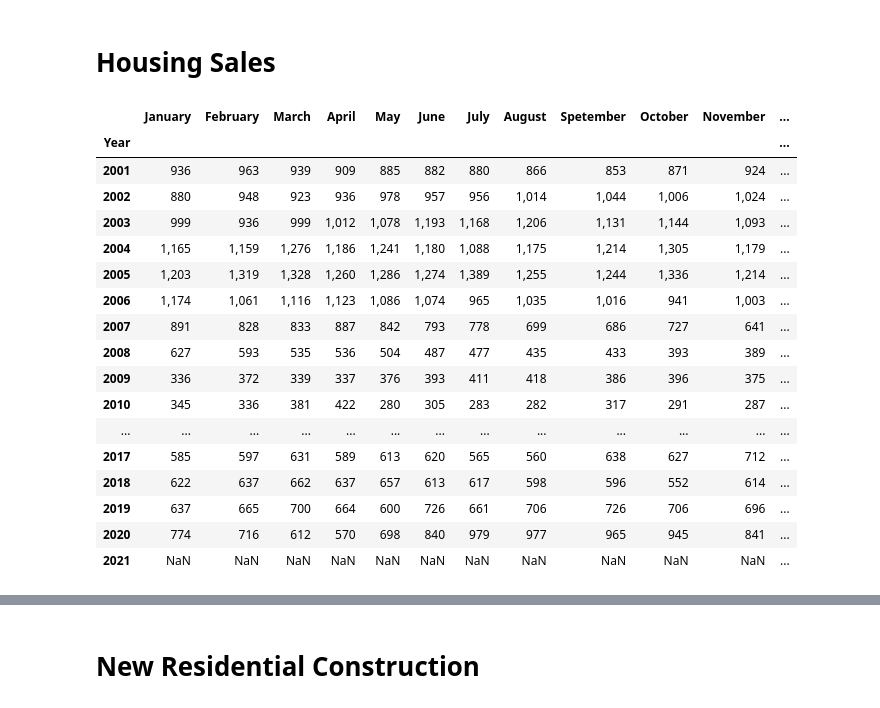
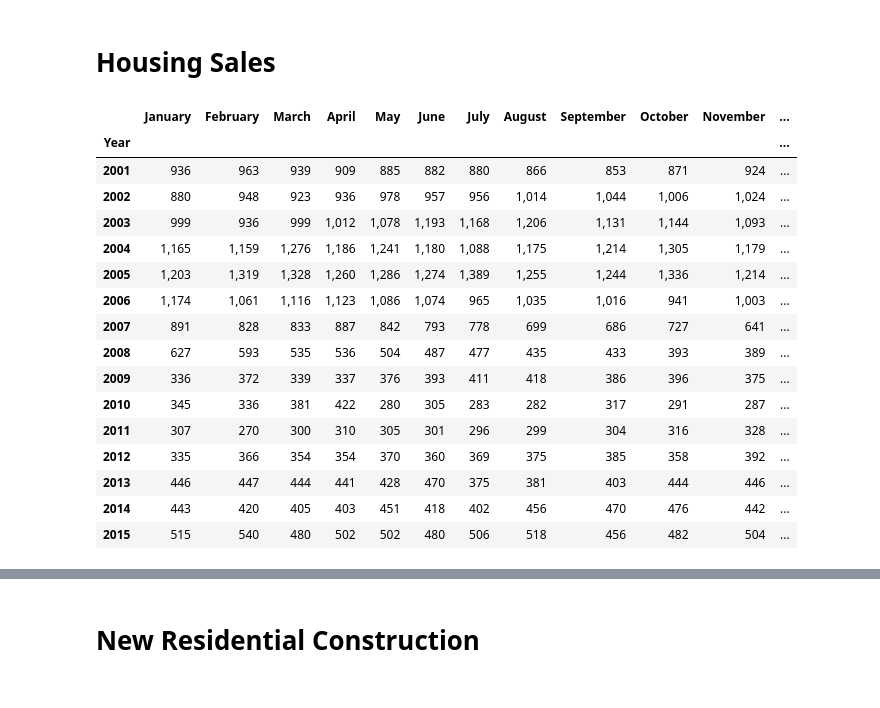
Before and after one commit to Jamals211/Realtors_Need_Closure, a Jupyter notebook: Data_Import.ipynb, the cells around one changed output, grey strips where cells are left out. Drawn from its saved outputs; the diff is of its cells as text; code cells hidden in the pictures.

```diff
--- a/Data_Import.ipynb
+++ b/Data_Import.ipynb
@@ -312,11 +243,12 @@ plt.savefig("HousingManufacturing.png", bbox_inches='tight')
 # Housing Sales
 # %%
 hew_homes_df=hew_homes[-21:]
-hew_homes_df=hew_homes_df.rename(columns={'Unnamed: 0':'Year', 'Unnamed: 1':'January', 'U.S. Census Bureau':'February', 'Unnamed: 3':'March', 'Unnamed: 4':'April', 'Unnamed: 5':'May', 'Unnamed: 6':'June', 'Unnamed: 7':'July', 'Unnamed: 8':'August', 'Unnamed: 9':'Spetember', 'Unnamed: 10':'October', 'Unnamed: 11':'November', 'Unnamed: 12':'December'})
+hew_homes_df=hew_homes_df.rename(columns={'Unnamed: 0':'Year', 'Unnamed: 1':'January', 'U.S. Census Bureau':'February', 'Unnamed: 3':'March', 'Unnamed: 4':'April', 'Unnamed: 5':'May', 'Unnamed: 6':'June', 'Unnamed: 7':'July', 'Unnamed: 8':'August', 'Unnamed: 9':'September', 'Unnamed: 10':'October', 'Unnamed: 11':'November', 'Unnamed: 12':'December'})
 hew_homes_df=hew_homes_df.set_index(['Year'])
-hew_homes_df
+hew_homes_df.to_excel("newHomeSales.xlsx")
+hew_homes_df.head(15)
 # %% [output]
-|  | January | February | March | April | May | June | July | August | Spetember | October | November | ... |
+|  | January | February | March | April | May | June | July | August | September | October | November | ... |
 | Year |  |  |  |  |  |  |  |  |  |  |  | ... |
 | 2001 | 936 | 963 | 939 | 909 | 885 | 882 | 880 | 866 | 853 | 871 | 924 | ... |
 | 2002 | 880 | 948 | 923 | 936 | 978 | 957 | 956 | 1,014 | 1,044 | 1,006 | 1,024 | ... |
@@ -328,9 +260,8 @@ hew_homes_df
 | 2008 | 627 | 593 | 535 | 536 | 504 | 487 | 477 | 435 | 433 | 393 | 389 | ... |
 | 2009 | 336 | 372 | 339 | 337 | 376 | 393 | 411 | 418 | 386 | 396 | 375 | ... |
 | 2010 | 345 | 336 | 381 | 422 | 280 | 305 | 283 | 282 | 317 | 291 | 287 | ... |
-| ... | ... | ... | ... | ... | ... | ... | ... | ... | ... | ... | ... | ... |
-| 2017 | 585 | 597 | 631 | 589 | 613 | 620 | 565 | 560 | 638 | 627 | 712 | ... |
-| 2018 | 622 | 637 | 662 | 637 | 657 | 613 | 617 | 598 | 596 | 552 | 614 | ... |
-| 2019 | 637 | 665 | 700 | 664 | 600 | 726 | 661 | 706 | 726 | 706 | 696 | ... |
-| 2020 | 774 | 716 | 612 | 570 | 698 | 840 | 979 | 977 | 965 | 945 | 841 | ... |
-| 2021 | NaN | NaN | NaN | NaN | NaN | NaN | NaN | NaN | NaN | NaN | NaN | ... |
+| 2011 | 307 | 270 | 300 | 310 | 305 | 301 | 296 | 299 | 304 | 316 | 328 | ... |
+| 2012 | 335 | 366 | 354 | 354 | 370 | 360 | 369 | 375 | 385 | 358 | 392 | ... |
+| 2013 | 446 | 447 | 444 | 441 | 428 | 470 | 375 | 381 | 403 | 444 | 446 | ... |
+| 2014 | 443 | 420 | 405 | 403 | 451 | 418 | 402 | 456 | 470 | 476 | 442 | ... |
+| 2015 | 515 | 540 | 480 | 502 | 502 | 480 | 506 | 518 | 456 | 482 | 504 | ... |
```
Also changed, not shown: parts of 29 cells of this notebook, 14 other files.
